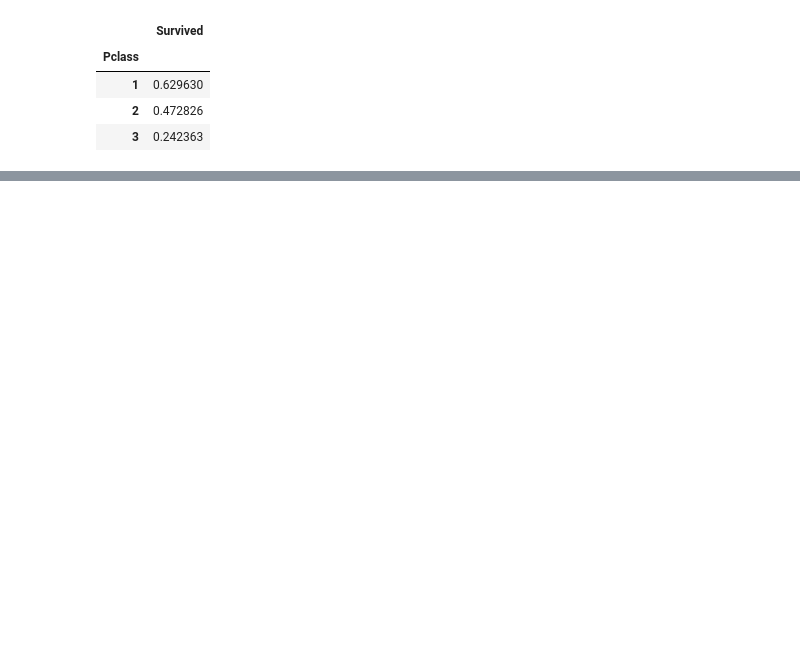
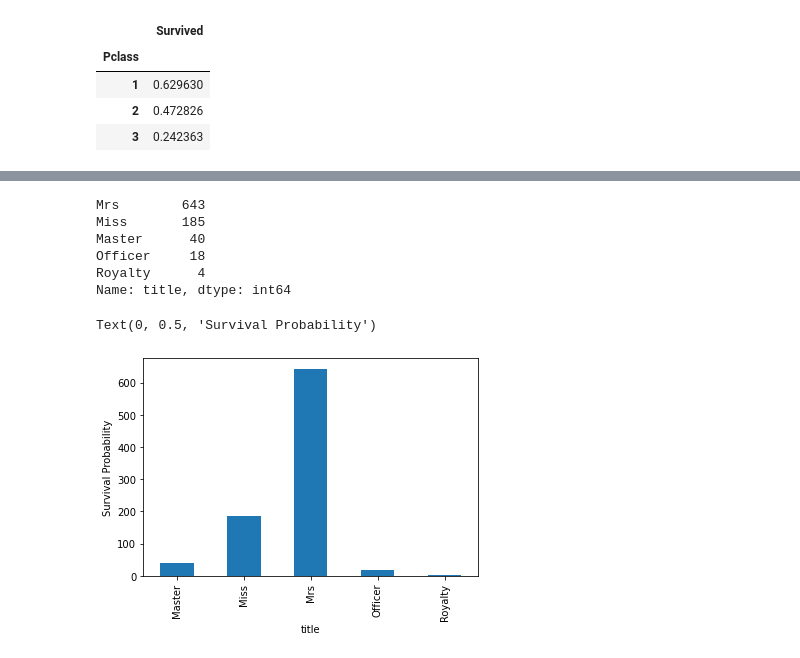
Before and after one commit to MCE-IA/Med-chebbi-gomycode, a Jupyter notebook: checkpoint 3.ipynb, the cells around one changed output, grey strips where cells are left out. Cells and saved outputs as stored; diff of their text form; code cells hidden in the pictures; blank space fills up the shorter version.

```diff
--- a/checkpoint 3.ipynb
+++ b/checkpoint 3.ipynb
@@ -219,0 +314,18 @@ IndentationError: expected an indented block (<ipython-input-4-f313a17c07ae>, li
+# %%
+df_t['title']=df_t['title'].map(Title_Dictionary)
+# %%
+df_t['title'].value_counts()
+# %% [output]
+Mrs        643
+Miss       185
+Master      40
+Officer     18
+Royalty      4
+Name: title, dtype: int64
+# %%
+plt = df_t.title.value_counts().sort_index().plot(kind='bar', title='')
+plt.set_xlabel('title')
+plt.set_ylabel('Survival Probability')
+# %% [output]
+Text(0, 0.5, 'Survival Probability')
+[figure, added]
```
Also changed, not shown: parts of 20 cells of this notebook.
